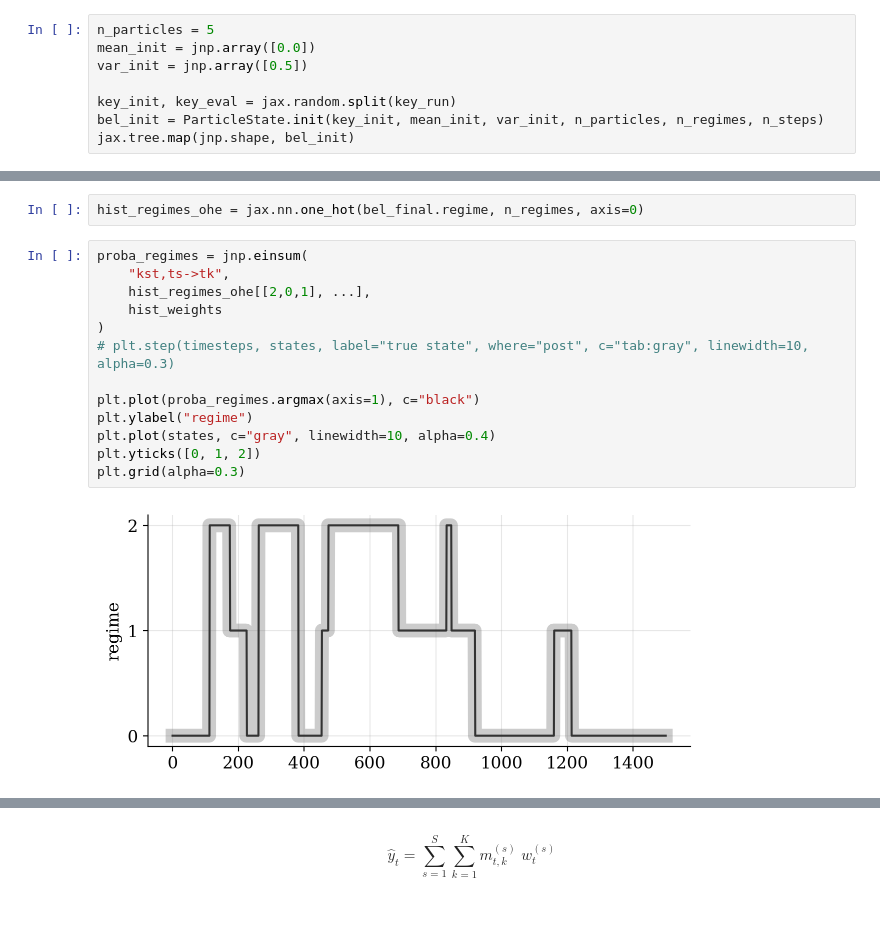
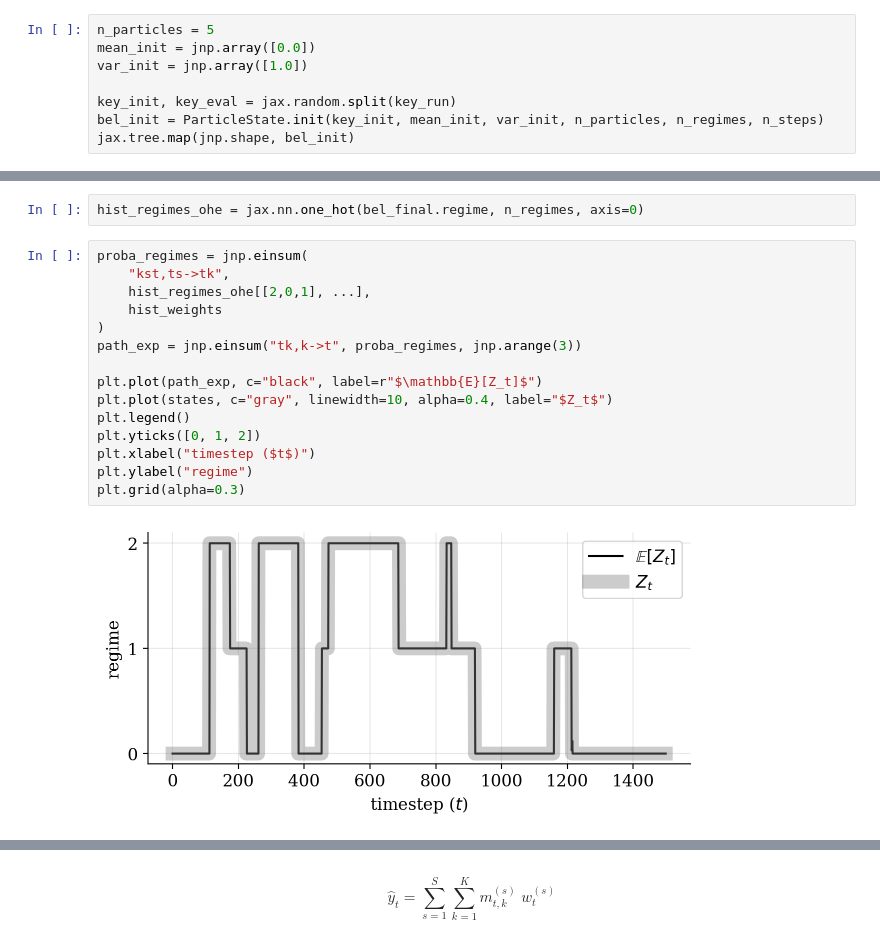
Before and after one commit to gerdm/bayes, a Jupyter notebook: online-hmm.ipynb, the cells around one changed output, grey strips where cells are left out. Drawn from its saved outputs; the diff is of its cells as text; blank space fills up the shorter version.

```diff
--- a/online-hmm.ipynb
+++ b/online-hmm.ipynb
@@ -399,7 +406,7 @@ def build_weights(log_weights):
 # %%
 n_particles = 5
 mean_init = jnp.array([0.0])
-var_init = jnp.array([0.5])
+var_init = jnp.array([1.0])
 
 key_init, key_eval = jax.random.split(key_run)
 bel_init = ParticleState.init(key_init, mean_init, var_init, n_particles, n_regimes, n_steps)
@@ -447,18 +447,20 @@ hist_regimes_ohe = jax.nn.one_hot(bel_final.regime, n_regimes, axis=0)
 # %%
 proba_regimes = jnp.einsum(
     "kst,ts->tk",
     hist_regimes_ohe[[2,0,1], ...],
     hist_weights
 )
-# plt.step(timesteps, states, label="true state", where="post", c="tab:gray", linewidth=10, alpha=0.3)
+path_exp = jnp.einsum("tk,k->t", proba_regimes, jnp.arange(3))
 
-plt.plot(proba_regimes.argmax(axis=1), c="black")
+plt.plot(path_exp, c="black", label=r"$\mathbb{E}[Z_t]$")
+plt.plot(states, c="gray", linewidth=10, alpha=0.4, label="$Z_t$")
+plt.legend()
+plt.yticks([0, 1, 2])
+plt.xlabel("timestep ($t$)")
 plt.ylabel("regime")
-plt.plot(states, c="gray", linewidth=10, alpha=0.4)
-plt.yticks([0, 1, 2])
 plt.grid(alpha=0.3)
 # %% [output]
-[figure, old version]
+[figure, new version]
 # %%
 # Lower is better
 plt.title("Path posterior weights")
```
Also changed, not shown: parts of 36 cells of this notebook.
